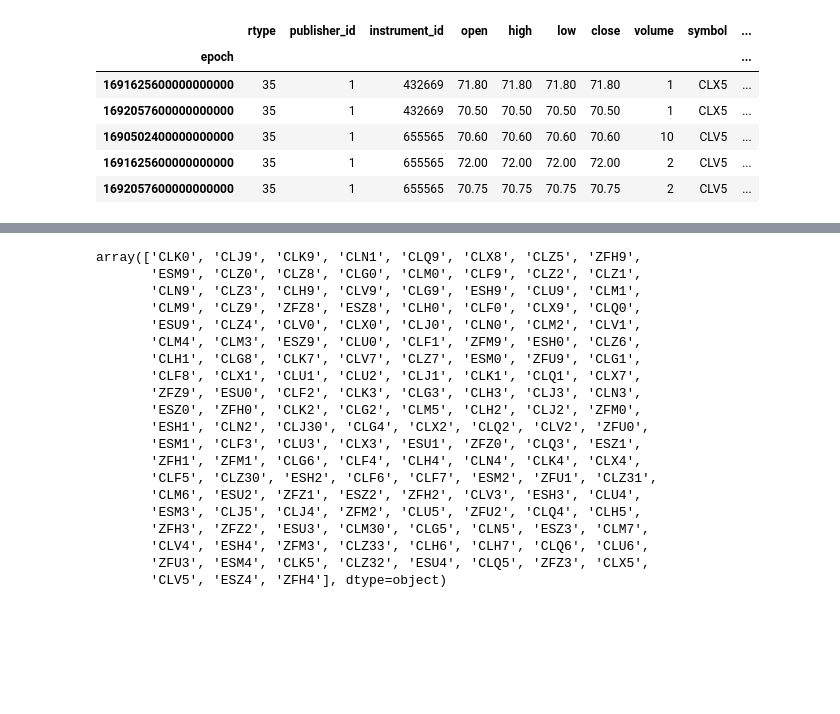
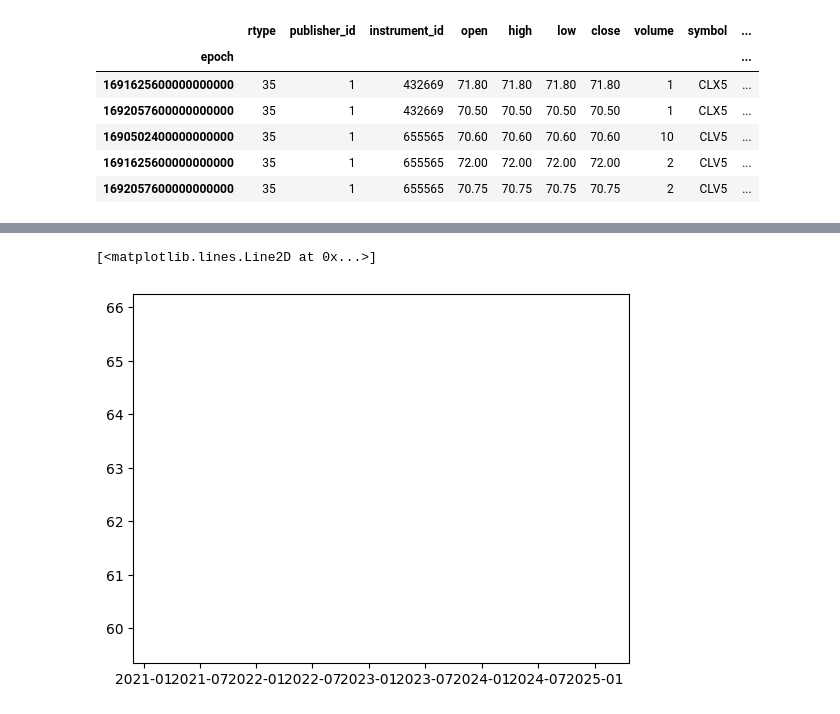
Before and after one commit to ntorm1/Nexus, a Jupyter notebook: example/io/futures_hdf5.ipynb, the cells around one changed output, grey strips where cells are left out. Saved outputs shown, nothing was run; the diff lists cells and outputs as text; code cells hidden in the pictures; blank space fills up the shorter version.

```diff
--- a/example/io/futures_hdf5.ipynb
+++ b/example/io/futures_hdf5.ipynb
@@ -184,23 +226,5 @@ See the caveats in the documentation: https://pandas.pydata.org/pandas-docs/stab
-# %%
-df["symbol"].unique()
-# %% [output]
-array(['CLK0', 'CLJ9', 'CLK9', 'CLN1', 'CLQ9', 'CLX8', 'CLZ5', 'ZFH9',
-       'ESM9', 'CLZ0', 'CLZ8', 'CLG0', 'CLM0', 'CLF9', 'CLZ2', 'CLZ1',
-       'CLN9', 'CLZ3', 'CLH9', 'CLV9', 'CLG9', 'ESH9', 'CLU9', 'CLM1',
-       'CLM9', 'CLZ9', 'ZFZ8', 'ESZ8', 'CLH0', 'CLF0', 'CLX9', 'CLQ0',
-       'ESU9', 'CLZ4', 'CLV0', 'CLX0', 'CLJ0', 'CLN0', 'CLM2', 'CLV1',
-       'CLM4', 'CLM3', 'ESZ9', 'CLU0', 'CLF1', 'ZFM9', 'ESH0', 'CLZ6',
-       'CLH1', 'CLG8', 'CLK7', 'CLV7', 'CLZ7', 'ESM0', 'ZFU9', 'CLG1',
-       'CLF8', 'CLX1', 'CLU1', 'CLU2', 'CLJ1', 'CLK1', 'CLQ1', 'CLX7',
-       'ZFZ9', 'ESU0', 'CLF2', 'CLK3', 'CLG3', 'CLH3', 'CLJ3', 'CLN3',
-       'ESZ0', 'ZFH0', 'CLK2', 'CLG2', 'CLM5', 'CLH2', 'CLJ2', 'ZFM0',
-       'ESH1', 'CLN2', 'CLJ30', 'CLG4', 'CLX2', 'CLQ2', 'CLV2', 'ZFU0',
-       'ESM1', 'CLF3', 'CLU3', 'CLX3', 'ESU1', 'ZFZ0', 'CLQ3', 'ESZ1',
-       'ZFH1', 'ZFM1', 'CLG6', 'CLF4', 'CLH4', 'CLN4', 'CLK4', 'CLX4',
-       'CLF5', 'CLZ30', 'ESH2', 'CLF6', 'CLF7', 'ESM2', 'ZFU1', 'CLZ31',
-       'CLM6', 'ESU2', 'ZFZ1', 'ESZ2', 'ZFH2', 'CLV3', 'ESH3', 'CLU4',
-       'ESM3', 'CLJ5', 'CLJ4', 'ZFM2', 'CLU5', 'ZFU2', 'CLQ4', 'CLH5',
-       'ZFH3', 'ZFZ2', 'ESU3', 'CLM30', 'CLG5', 'CLN5', 'ESZ3', 'CLM7',
-       'CLV4', 'ESH4', 'ZFM3', 'CLZ33', 'CLH6', 'CLH7', 'CLQ6', 'CLU6',
-       'ZFU3', 'ESM4', 'CLK5', 'CLZ32', 'ESU4', 'CLQ5', 'ZFZ3', 'CLX5',
-       'CLV5', 'ESZ4', 'ZFH4'], dtype=object)
+# %%
+plt.plot(x["epoch"], x["close"])
+# %% [output]
+[<matplotlib.lines.Line2D at 0x...>]
+[figure, added]
```
Also changed, not shown: parts of 9 cells of this notebook, 5 other files.
